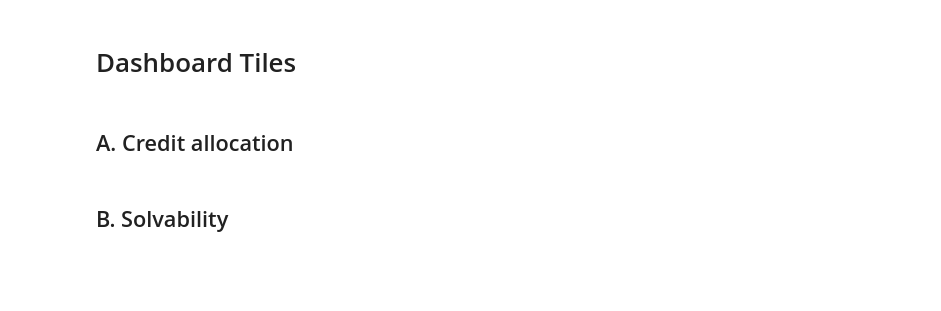
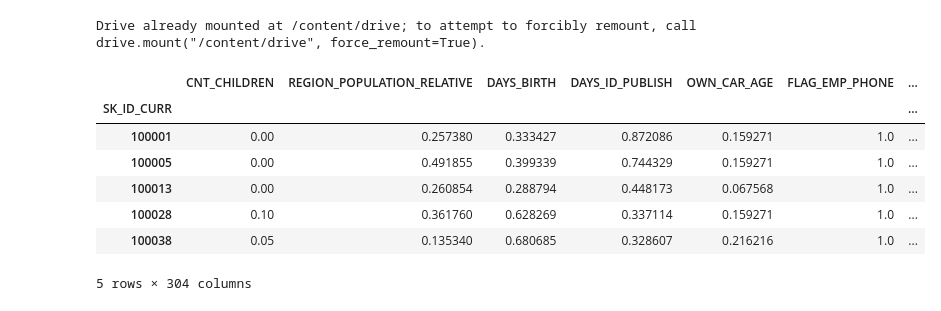
Before and after one commit to Benoit-78/P7_credit_loan_scoring_model, a Jupyter notebook: predict.ipynb, the cells around one changed output. Drawn from its saved outputs; the diff is of its cells as text; code cells hidden in the pictures; blank space fills up the shorter version.

```diff
--- a/predict.ipynb
+++ b/predict.ipynb
@@ -1,3 +1,54 @@
-# %% [markdown]
-# Dashboard Tiles
+# %%
+from google.colab import drive
+drive.mount('/content/drive')
+# %% [output]
+Drive already mounted at /content/drive; to attempt to forcibly remount, call drive.mount("/content/drive", force_remount=True).
+# %%
+# --------------------
+# IMPORTS
+# --------------------
+import matplotlib.pyplot as plt
+import numpy as np
+import os
+import pandas as pd
+import pickle
+import xgboost as xgb
+
+from importlib import reload
+from xgboost import plot_importance
+
+#import eda
+#reload(eda)
+
+# --------------------
+# CONSTANTS
+# --------------------
+PATH = '/content/drive/My Drive/Colab Notebooks/ocr_data_scientist/P7 Modèle de scoring/'
+os.chdir(PATH)
+MODEL_PATH = 'fitted_xgb.pkl'
+
+# --------------------
+# LOAD
+# --------------------
+# model
+model = pickle.load(open(MODEL_PATH, 'rb'))
+
+# data
+app_train_df = pd.read_csv(PATH + 'data/application_train.csv',
+                           sep=',')
+train_df = pd.read_csv(PATH + 'data/app_train.csv', sep=',') # à mettre en cash dans dashboard.py ?
+test_df = pd.read_csv(PATH + 'data/app_test.csv', sep=',') # à mettre en cash dans dashboard.py ?
+train_df.set_index('SK_ID_CURR', inplace=True)
+test_df.set_index('SK_ID_CURR', inplace=True)
+# %%
+test_df.head(5)
+# %% [output]
+|  | CNT_CHILDREN | REGION_POPULATION_RELATIVE | DAYS_BIRTH | DAYS_ID_PUBLISH | OWN_CAR_AGE | FLAG_EMP_PHONE | ... |
+| SK_ID_CURR |  |  |  |  |  |  | ... |
+| 100001 | 0.00 | 0.257380 | 0.333427 | 0.872086 | 0.159271 | 1.0 | ... |
+| 100005 | 0.00 | 0.491855 | 0.399339 | 0.744329 | 0.159271 | 1.0 | ... |
+| 100013 | 0.00 | 0.260854 | 0.288794 | 0.448173 | 0.067568 | 1.0 | ... |
+| 100028 | 0.10 | 0.361760 | 0.628269 | 0.337114 | 0.159271 | 1.0 | ... |
+| 100038 | 0.05 | 0.135340 | 0.680685 | 0.328607 | 0.216216 | 1.0 | ... |
+5 rows × 304 columns
 # %%
@@ -5,3 +56 @@ test_id = 28971
-# %% [markdown]
-## A. Credit allocation
 # %%
@@ -36,2 +136,0 @@ credit_allocation(train_samp_df, test_samp_df, rdm_best, test_id)
-# %% [markdown]
-## B. Solvability
```
Also changed, not shown: parts of 15 cells of this notebook, 1 other file.
